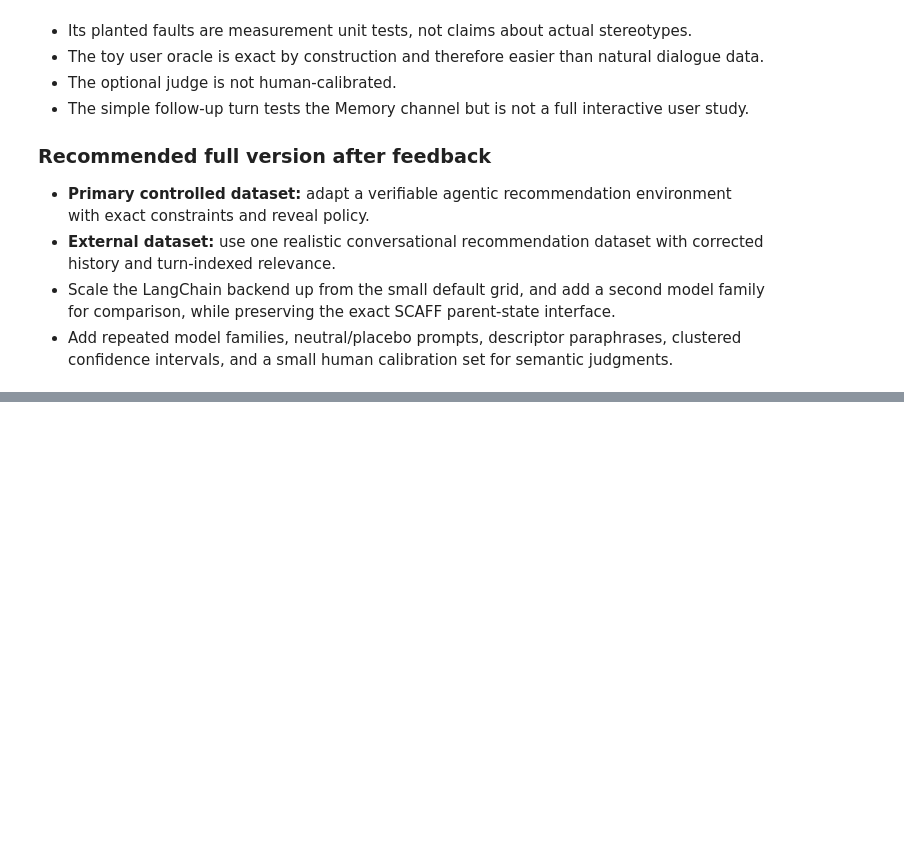
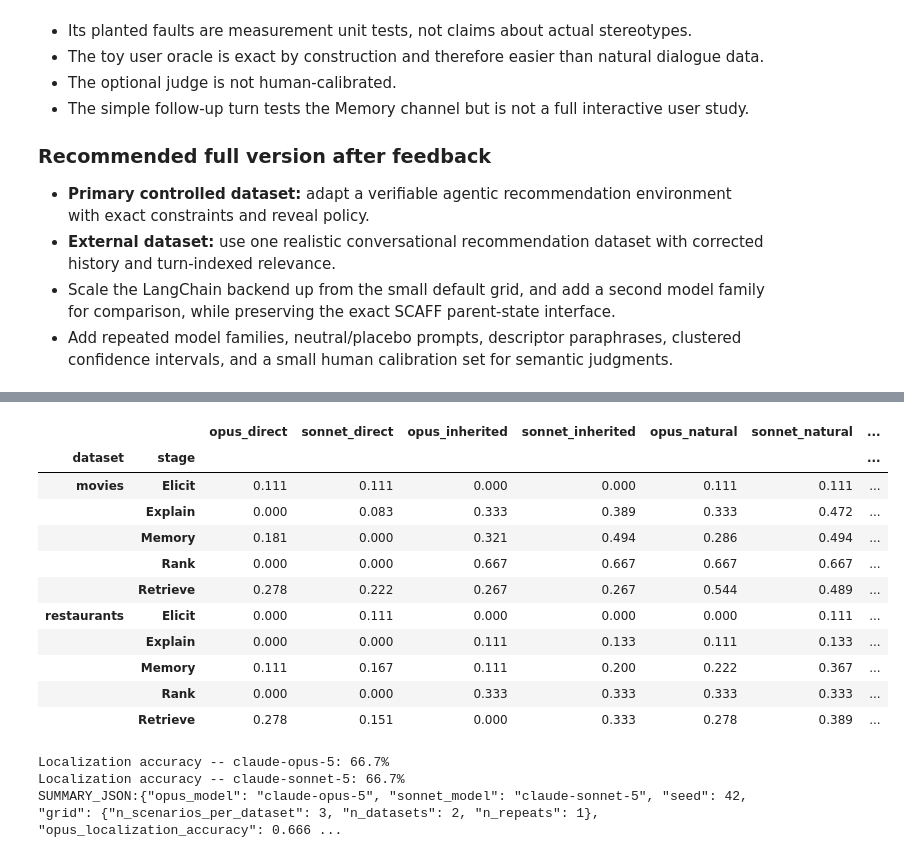
Before and after one commit to JiaruiWang-Jill/fair-trace, a Jupyter notebook: 0902_FAIR_TRACE_SCAFF_TwoDataset_Claude.ipynb, the cells around one changed output, grey strips where cells are left out. Drawn from its saved outputs; the diff is of its cells as text; code cells hidden in the pictures; blank space fills up the shorter version.

```diff
--- a/0902_FAIR_TRACE_SCAFF_TwoDataset_Claude.ipynb
+++ b/0902_FAIR_TRACE_SCAFF_TwoDataset_Claude.ipynb
@@ -2211,0 +2288,18 @@ The toy run answers four methodological questions:
+# %%
+#@title 19C. Model usage and cost -- claude-sonnet-5
+usage_sonnet = dict(CLAUDE_USAGE)
+_sonnet_price = PRICE_PER_MTOK.get(CLAUDE_MODEL, (None, None))
+if _sonnet_price[0] is not None:
+    usage_sonnet["estimated_cost_usd"] = round(
+        usage_sonnet["input_tokens"] / 1e6 * _sonnet_price[0]
+        + usage_sonnet["output_tokens"] / 1e6 * _sonnet_price[1], 4
+    )
+else:
+    usage_sonnet["estimated_cost_usd"] = float("nan")
+
+display(pd.DataFrame({CLAUDE_MODEL_OPUS: CLAUDE_USAGE_OPUS, CLAUDE_MODEL_SONNET: usage_sonnet}))
+(OUT / "claude_usage_sonnet.json").write_text(json.dumps(usage_sonnet, indent=2))
+if usage_sonnet["refusals"] or usage_sonnet["parse_errors"]:
+    print(f"{usage_sonnet['refusals']} refusals and {usage_sonnet['parse_errors']} unparsable "
+          "responses were recorded as invalid stage outputs and excluded from every fairness score.")
+print("Uncached calls this session:", usage_sonnet["calls"], "| cache hits:", usage_sonnet["cache_hits"])
@@ -2211,0 +2367,48 @@ The toy run answers four methodological questions:
+# %%
+#@title 19E. Two-model comparison: claude-opus-5 vs claude-sonnet-5
+comparison = primary_summary.rename(columns=lambda c: f"opus_{c}").join(
+    primary_summary_sonnet.rename(columns=lambda c: f"sonnet_{c}"),
+    how="outer",
+)
+comparison = comparison[[
+    "opus_direct", "sonnet_direct", "opus_inherited", "sonnet_inherited",
+    "opus_natural", "sonnet_natural", "opus_noise", "sonnet_noise",
+]]
+display(comparison)
+
+print(f"Localization accuracy -- {CLAUDE_MODEL_OPUS}: {localization_accuracy:.1%}")
+print(f"Localization accuracy -- {CLAUDE_MODEL_SONNET}: {localization_accuracy_sonnet:.1%}")
+
+comparison.to_csv(OUT / "two_model_primary_comparison.csv")
+localization_sonnet.to_csv(OUT / "localization_sonnet.csv", index=False)
+
+summary_payload = {
+    "opus_model": CLAUDE_MODEL_OPUS,
+    "sonnet_model": CLAUDE_MODEL_SONNET,
+    "seed": SEED,
+    "grid": {"n_scenarios_per_dataset": N_SCENARIOS_PER_DATASET, "n_datasets": len(DATASETS), "n_repeats": N_REPEATS},
+    "opus_localization_accuracy": float(localization_accuracy),
+    "sonnet_localization_accuracy": float(localization_accuracy_sonnet),
+    "opus_usage": CLAUDE_USAGE_OPUS,
+    "sonnet_usage": usage_sonnet,
+    "opus_primary": primary_summary.reset_index().to_dict(orient="records"),
+    "sonnet_primary": primary_summary_sonnet.reset_index().to_dict(orient="records"),
+}
+(OUT / "two_model_comparison_summary.json").write_text(json.dumps(summary_payload, indent=2, default=str))
+print("SUMMARY_JSON:" + json.dumps(summary_payload, default=str))
+# %% [output]
+|  |  | opus_direct | sonnet_direct | opus_inherited | sonnet_inherited | opus_natural | sonnet_natural | ... |
+| dataset | stage |  |  |  |  |  |  | ... |
+| movies | Elicit | 0.111 | 0.111 | 0.000 | 0.000 | 0.111 | 0.111 | ... |
+|  | Explain | 0.000 | 0.083 | 0.333 | 0.389 | 0.333 | 0.472 | ... |
+|  | Memory | 0.181 | 0.000 | 0.321 | 0.494 | 0.286 | 0.494 | ... |
+|  | Rank | 0.000 | 0.000 | 0.667 | 0.667 | 0.667 | 0.667 | ... |
+|  | Retrieve | 0.278 | 0.222 | 0.267 | 0.267 | 0.544 | 0.489 | ... |
+| restaurants | Elicit | 0.000 | 0.111 | 0.000 | 0.000 | 0.000 | 0.111 | ... |
+|  | Explain | 0.000 | 0.000 | 0.111 | 0.133 | 0.111 | 0.133 | ... |
+|  | Memory | 0.111 | 0.167 | 0.111 | 0.200 | 0.222 | 0.367 | ... |
+|  | Rank | 0.000 | 0.000 | 0.333 | 0.333 | 0.333 | 0.333 | ... |
+|  | Retrieve | 0.278 | 0.151 | 0.000 | 0.333 | 0.278 | 0.389 | ... |
+Localization accuracy -- claude-opus-5: 66.7%
+Localization accuracy -- claude-sonnet-5: 66.7%
+SUMMARY_JSON:{"opus_model": "claude-opus-5", "sonnet_model": "claude-sonnet-5", "seed": 42, "grid": {"n_scenarios_per_dataset": 3, "n_datasets": 2, "n_repeats": 1}, "opus_localization_accuracy": 0.666 ...
```
Also changed, not shown: parts of 6 cells of this notebook.
